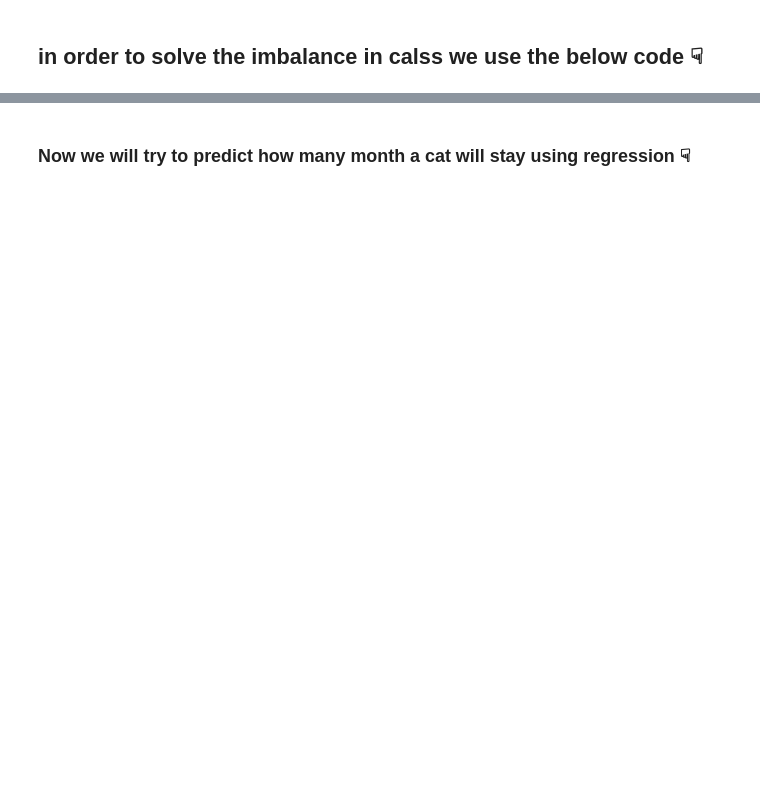
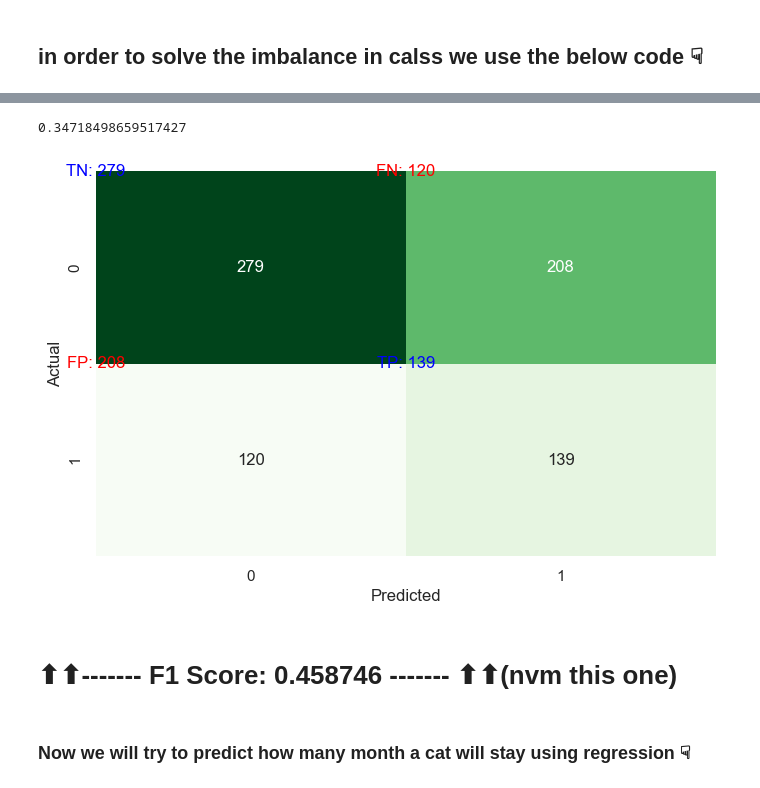
Before and after one commit to AhnafHamim/Furrever-stay, a Jupyter notebook: data-model/random_forest_11_15_23_sam.ipynb, the cells around one changed output, grey strips where cells are left out. Cells and saved outputs as stored; diff of their text form; code cells hidden in the pictures; blank space fills up the shorter version.

```diff
--- a/data-model/random_forest_11_15_23_sam.ipynb
+++ b/data-model/random_forest_11_15_23_sam.ipynb
@@ -325,3 +452,39 @@ plt.show()
+# %%
+ratio = (y_test == 1).sum() / ((y_test == 0) | (y_test == 1)).sum()
+ratio
+# %% [output]
+0.34718498659517427
+# %%
+
+# Compute confusion matrix
+cm = confusion_matrix(y_test, y_pred)
+cm = cm.round(2)
+
+# Extract individual elements from the confusion matrix
+tn, fp, fn, tp = confusion_matrix(y_test, y_pred).ravel()
+
+# Create a figure and axis
+fig, ax = plt.subplots(figsize=(8, 5))
+
+# Plot the heatmap
+sns.heatmap(cm, annot=True, cmap='Greens', fmt='g', cbar=False, ax=ax)
+
+# Label the heatmap with TN, FP, FN, and TP values
+ax.text(0, 0, f'TN: {tn}', ha='center', va='center', color='blue', fontsize=12)
+ax.text(0, 1, f'FP: {fp}', ha='center', va='center', color='red', fontsize=12)
+ax.text(1, 0, f'FN: {fn}', ha='center', va='center', color='red', fontsize=12)
+ax.text(1, 1, f'TP: {tp}', ha='center', va='center', color='blue', fontsize=12)
+
+# Set labels for x and y axes
+plt.xlabel('Predicted')
+plt.ylabel('Actual')
+
+# Display the plot
+plt.show()
+# %% [output]
+[figure, added]
+# %% [markdown]
+# ⬆︎⬆︎-------  F1 Score: 0.458746 ------- ⬆︎⬆︎(nvm this one)
 # %% [markdown]
 ### Now we will try to predict how many month a cat will stay using regression ☟
 # %%
```
Also changed, not shown: parts of 50 cells of this notebook, 4 other files.
